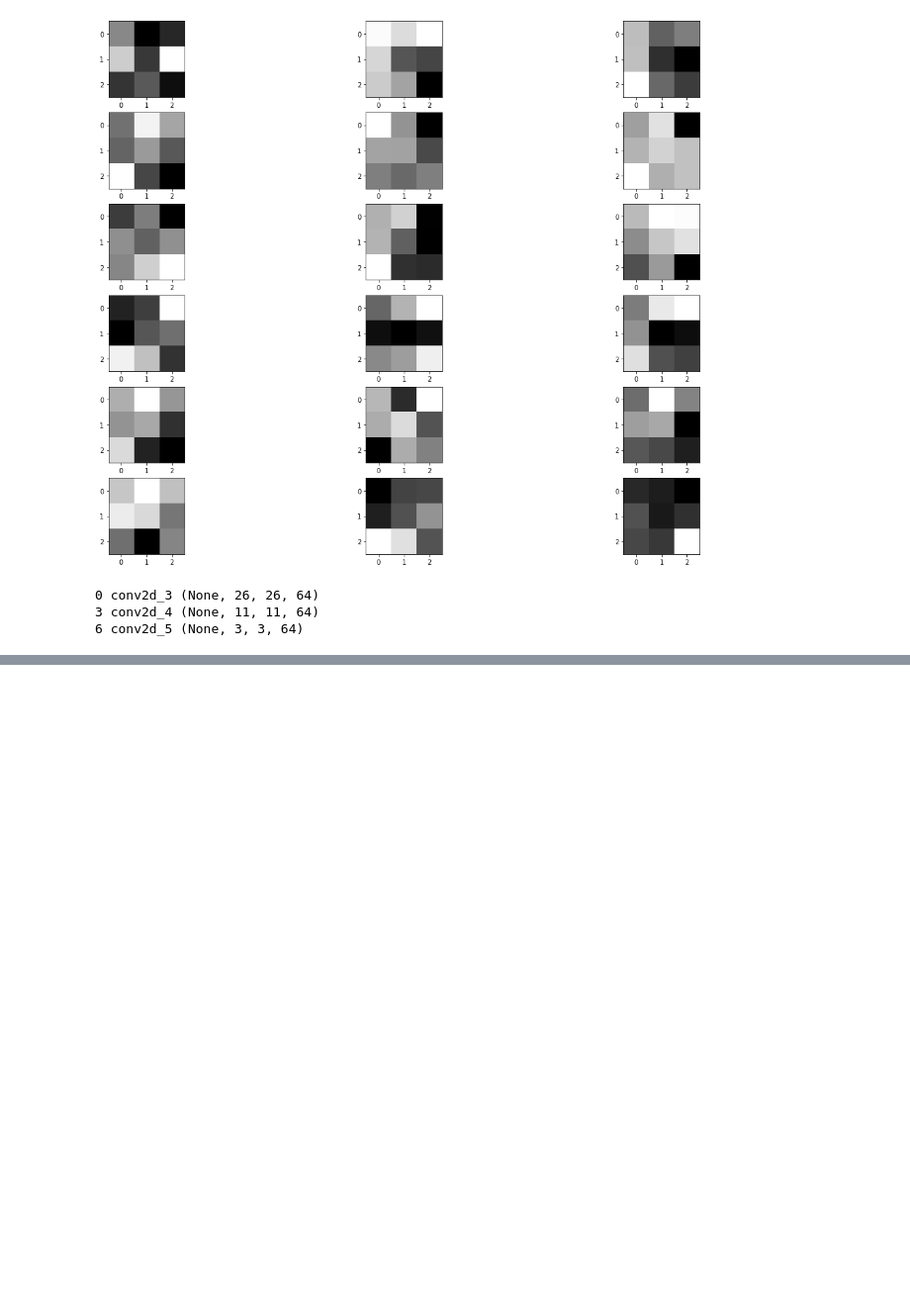
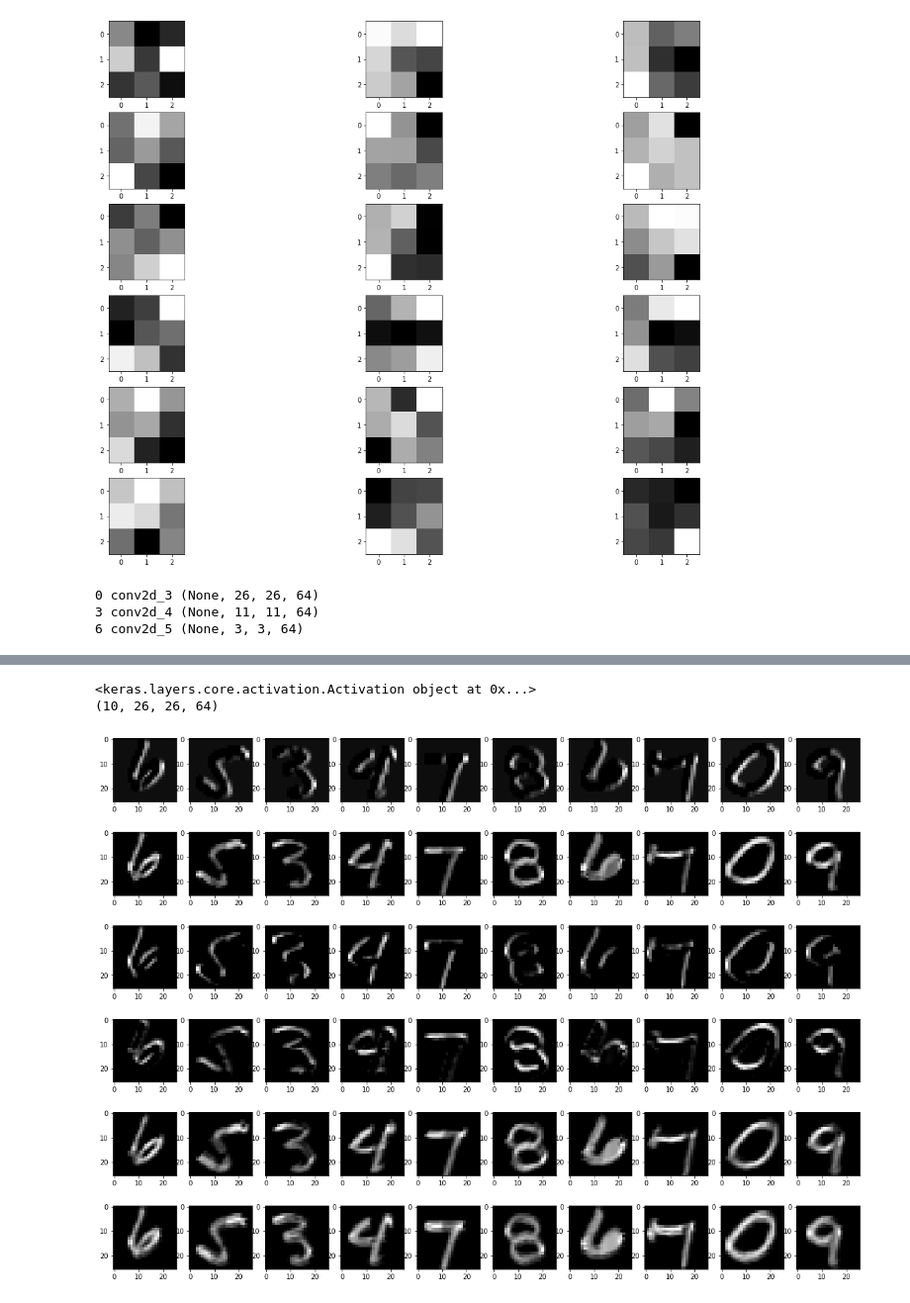
Before and after one commit to Panzerrrr/Handwritten_Digit_Recognition, a Jupyter notebook: preprocessing.ipynb, the cells around one changed output, grey strips where cells are left out. Shown at 99% size. Saved outputs shown, nothing was run; the diff lists cells and outputs as text; code cells hidden in the pictures; blank space fills up the shorter version.

```diff
--- a/preprocessing.ipynb
+++ b/preprocessing.ipynb
@@ -574,0 +642,24 @@ for i in range(len(model.layers)):
+# %%
+conv1 = model.layers[1]
+activation1 = conv1(activation0)
+
+print(conv1)
+print(activation1.shape)
+
+n_filters1 =6
+ix=1
+fig = pyplot.figure(figsize=(20,15))
+for i in range(n_filters1):
+    # get the filters
+    f = activation1[:,:,:,i]
+    for j in range(10):
+        # subplot for 6 filters and 10 channels
+        pyplot.subplot(n_filters1,10,ix)
+        pyplot.imshow(f[j,:,:] ,cmap='gray')
+        ix+=1
+#plot the filters
+pyplot.show()
+# %% [output]
+<keras.layers.core.activation.Activation object at 0x...>
+(10, 26, 26, 64)
+[figure, added]
```
Also changed, not shown: parts of 16 cells of this notebook.
